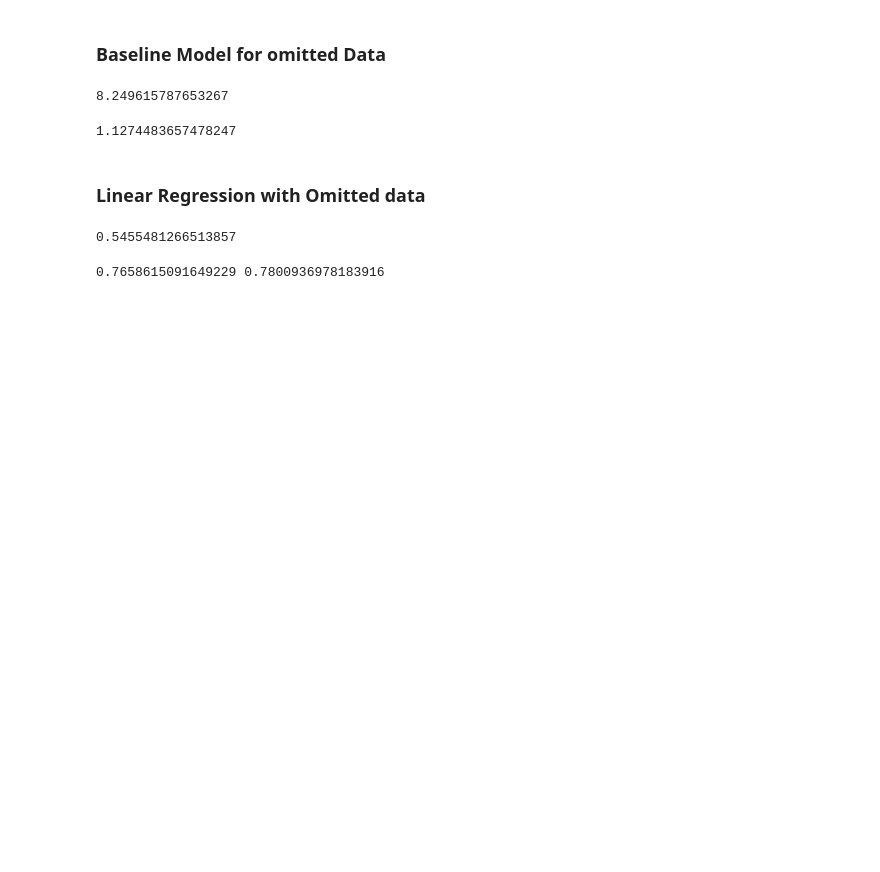
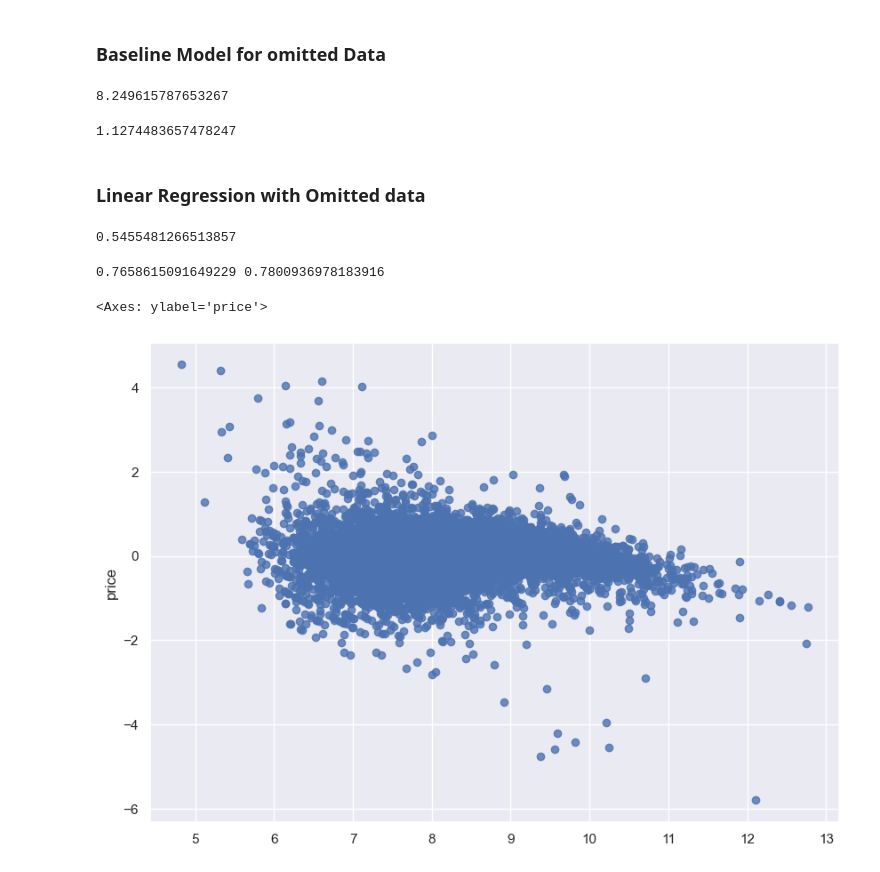
Before and after one commit to aditih6/Pre_owned_cars_price, a Jupyter notebook: Predicting the price of pre-owned cars.ipynb, the cells around one changed output. Cells and saved outputs as stored; diff of their text form; code cells hidden in the pictures; blank space fills up the shorter version.

```diff
--- a/Predicting the price of pre-owned cars.ipynb
+++ b/Predicting the price of pre-owned cars.ipynb
@@ -776,3 +785,11 @@ r2_lin_train1 = model_lin1.score(X_train,y_train)
 print(r2_lin_test1,r2_lin_train1)
 # %% [output]
 0.7658615091649229 0.7800936978183916
+# %%
+# Regression diagnostics- Residual plot analysis
+
+residuals1 = y_test - cars_predictions_lin1
+sns.regplot(x = cars_predictions_lin1, y = residuals1, scatter = True, fit_reg = False)
+# %% [output]
+<Axes: ylabel='price'>
+[figure, added]
```
Also changed, not shown: parts of 50 cells of this notebook.
